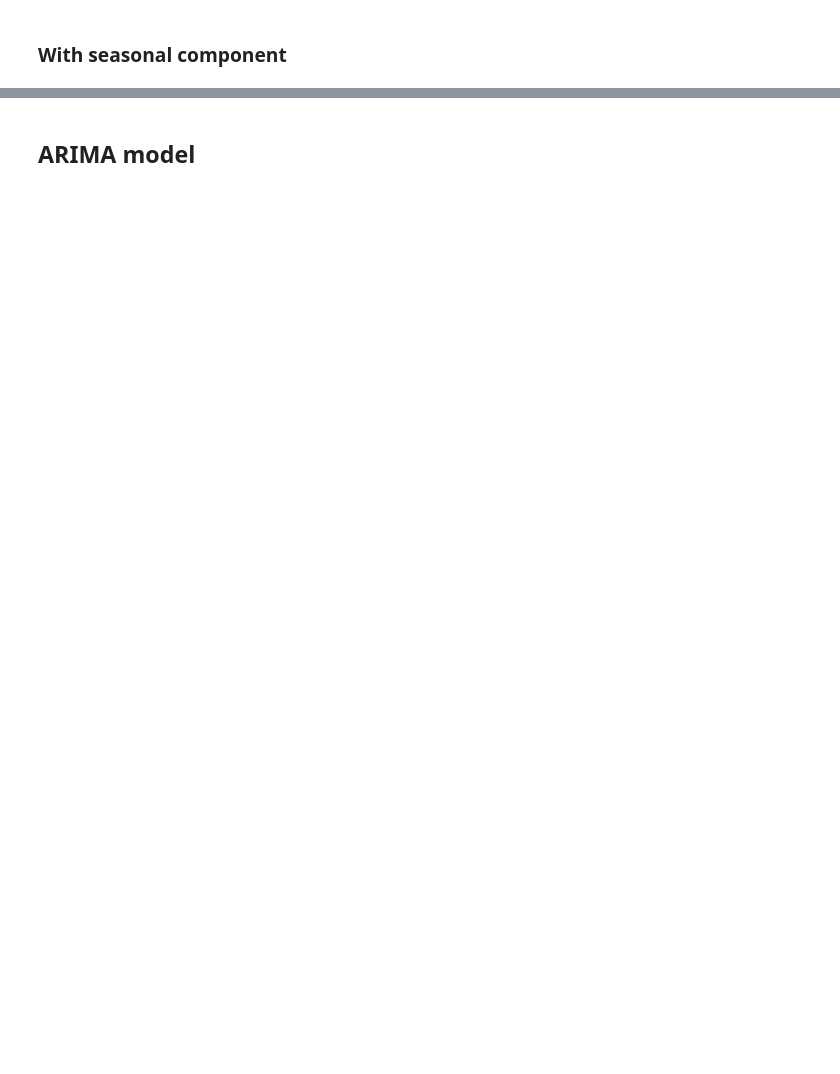
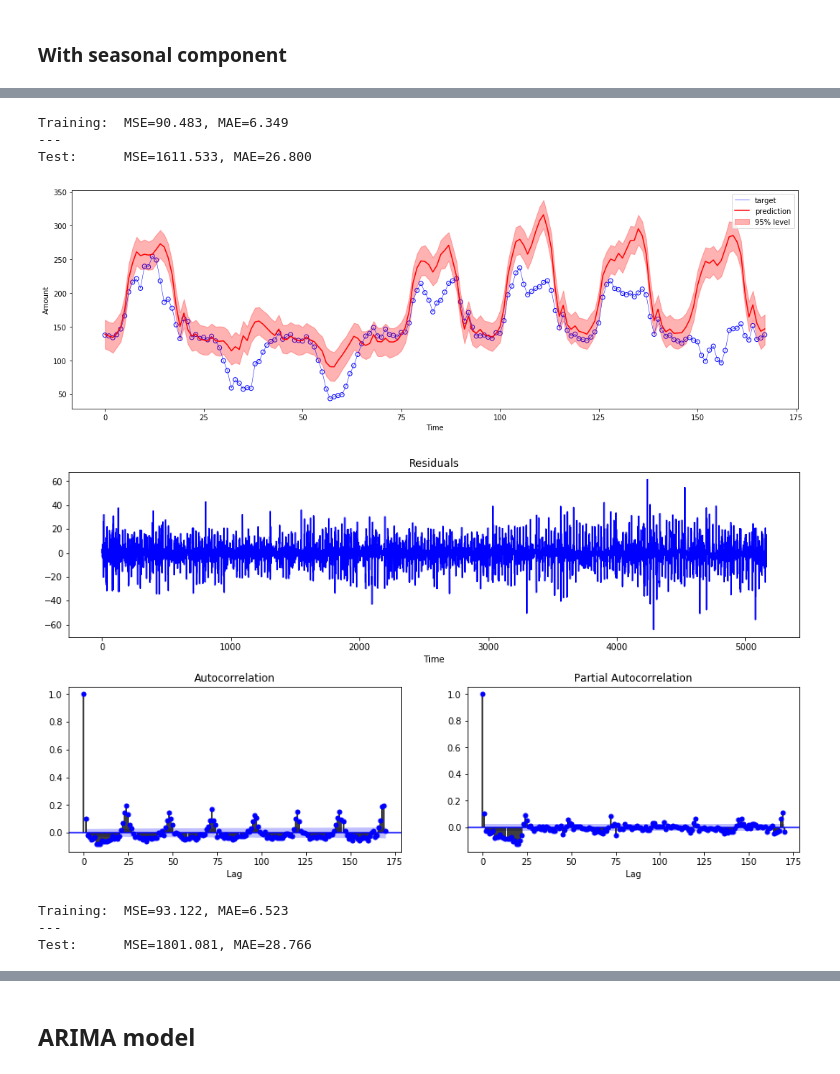
Before and after one commit to joelmfonseca/COM-503, a Jupyter notebook: hw4/hw4.ipynb, the cells around one changed output, grey strips where cells are left out. Drawn from its saved outputs; the diff is of its cells as text; code cells hidden in the pictures; blank space fills up the shorter version.

```diff
--- a/hw4/hw4.ipynb
+++ b/hw4/hw4.ipynb
@@ -323,0 +288,7 @@ plot_residual_analysis(hw_model_res.resid)
+# %%
+hw_seasonal_preds = hw_seasonal_model.predict(hw_seasonal_model.params, start=len(train), end=len(train)+len(test)-1)
+show_metrics(hw_seasonal_res.resid, hw_seasonal_preds, test)
+# %% [output]
+Training:  MSE=90.483, MAE=6.349
+---
+Test:      MSE=1611.533, MAE=26.800
@@ -323,0 +301,16 @@ plot_residual_analysis(hw_model_res.resid)
+# %%
+hw_seasonal_mul_model = load('hw_seasonal_mul_model')
+hw_seasonal_mul_res = load('hw_seasonal_mul_res')
+
+plot_predictions(hw_seasonal_mul_res.resid, hw_seasonal_mul_model, train, test, 168, 'hw_seasonal_mul')
+plot_residual_analysis(hw_seasonal_mul_res.resid, 'hw_seasonal_mul')
+# %% [output]
+[figure, added]
+[figure, added]
+# %%
+hw_seasonal_mul_preds = hw_seasonal_mul_model.predict(hw_seasonal_mul_model.params, start=len(train), end=len(train)+len(test)-1)
+show_metrics(hw_seasonal_mul_res.resid, hw_seasonal_mul_preds, test)
+# %% [output]
+Training:  MSE=93.122, MAE=6.523
+---
+Test:      MSE=1801.081, MAE=28.766
```
Also changed, not shown: parts of 32 cells of this notebook, 27 other files.
